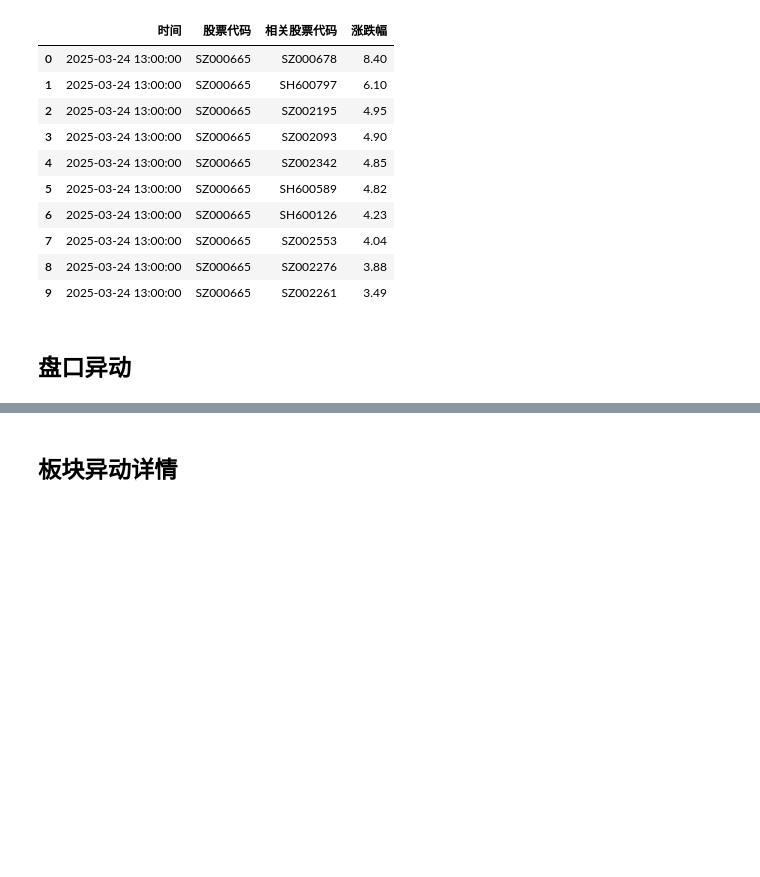
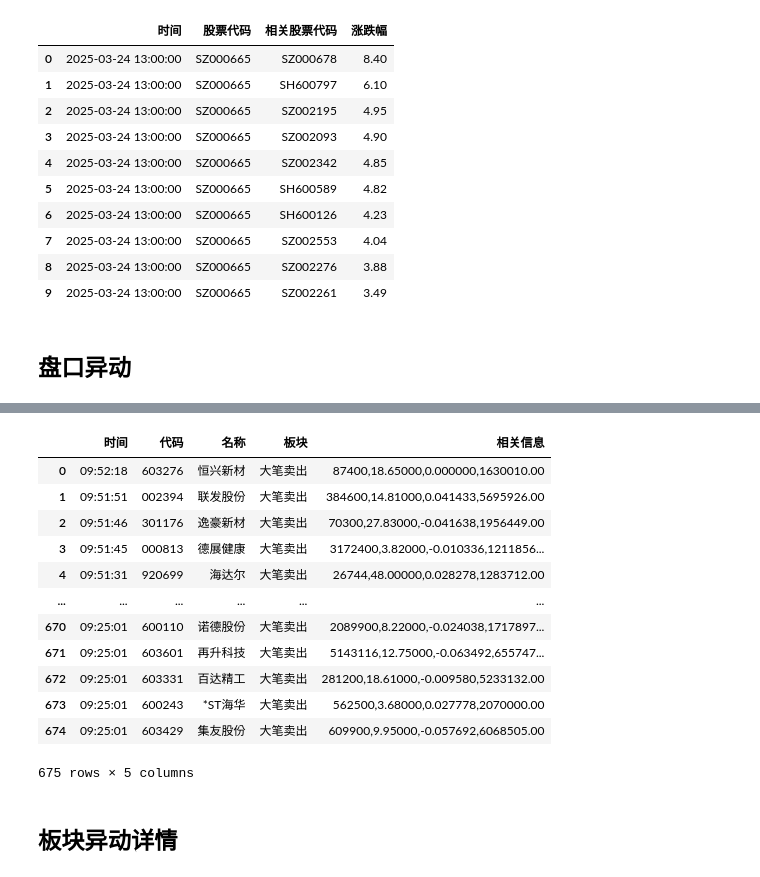
Before and after one commit to EveryFine/GeniusTradeTracker, a Jupyter notebook: tracker/app/akshare/akshare_intraday.ipynb, the cells around one changed output, grey strips where cells are left out. Saved outputs shown, nothing was run; the diff lists cells and outputs as text; code cells hidden in the pictures; blank space fills up the shorter version.

```diff
--- a/tracker/app/akshare/akshare_intraday.ipynb
+++ b/tracker/app/akshare/akshare_intraday.ipynb
@@ -876,0 +881,17 @@ stock_changes_em_df
+# %%
+stock_changes_em_sell_df = ak.stock_changes_em(symbol="大笔卖出")
+stock_changes_em_sell_df
+# %% [output]
+|  | 时间 | 代码 | 名称 | 板块 | 相关信息 |
+| 0 | 09:52:18 | 603276 | 恒兴新材 | 大笔卖出 | 87400,18.65000,0.000000,1630010.00 |
+| 1 | 09:51:51 | 002394 | 联发股份 | 大笔卖出 | 384600,14.81000,0.041433,5695926.00 |
+| 2 | 09:51:46 | 301176 | 逸豪新材 | 大笔卖出 | 70300,27.83000,-0.041638,1956449.00 |
+| 3 | 09:51:45 | 000813 | 德展健康 | 大笔卖出 | 3172400,3.82000,-0.010336,1211856... |
+| 4 | 09:51:31 | 920699 | 海达尔 | 大笔卖出 | 26744,48.00000,0.028278,1283712.00 |
+| ... | ... | ... | ... | ... | ... |
+| 670 | 09:25:01 | 600110 | 诺德股份 | 大笔卖出 | 2089900,8.22000,-0.024038,1717897... |
+| 671 | 09:25:01 | 603601 | 再升科技 | 大笔卖出 | 5143116,12.75000,-0.063492,655747... |
+| 672 | 09:25:01 | 603331 | 百达精工 | 大笔卖出 | 281200,18.61000,-0.009580,5233132.00 |
+| 673 | 09:25:01 | 600243 | *ST海华 | 大笔卖出 | 562500,3.68000,0.027778,2070000.00 |
+| 674 | 09:25:01 | 603429 | 集友股份 | 大笔卖出 | 609900,9.95000,-0.057692,6068505.00 |
+675 rows × 5 columns
```
Also changed, not shown: parts of 8 cells of this notebook, 2 other files.
